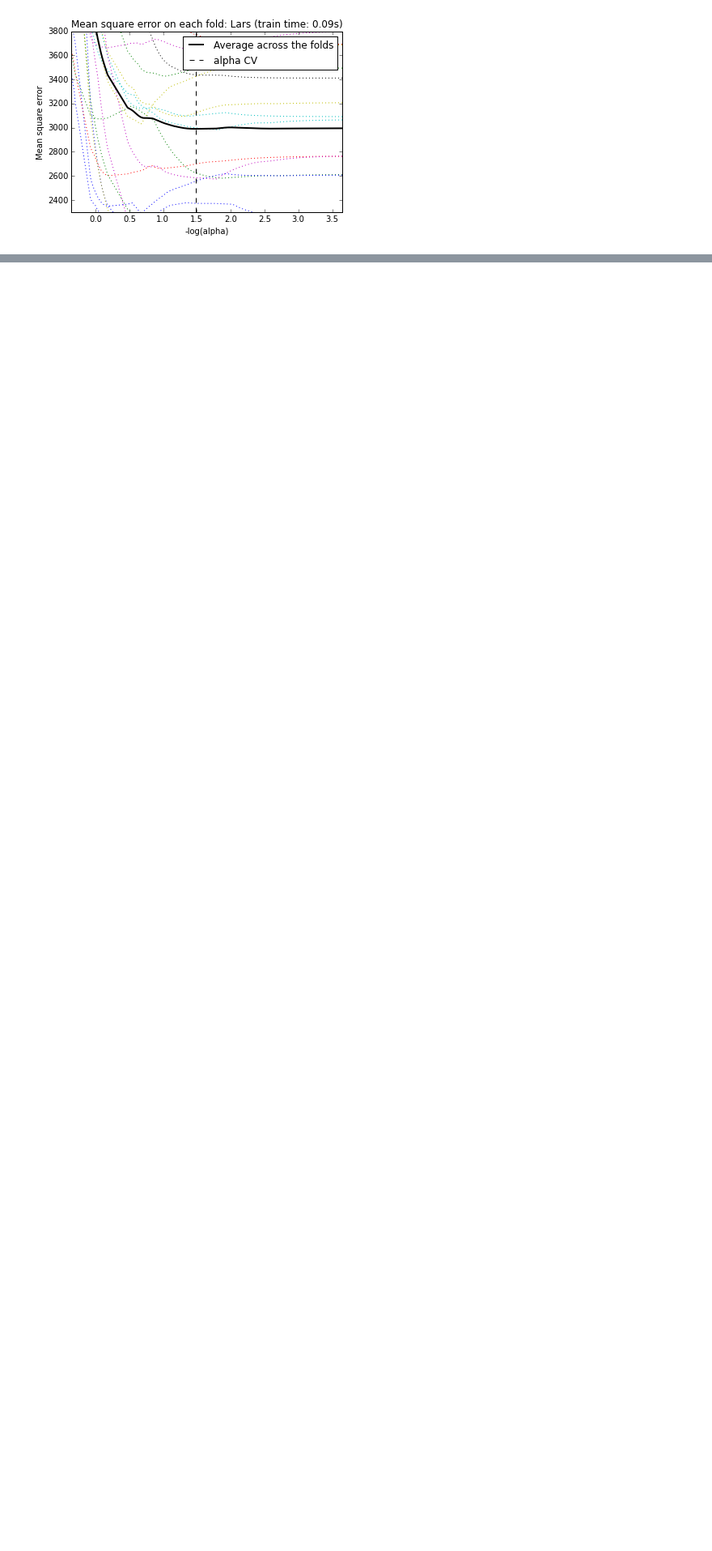
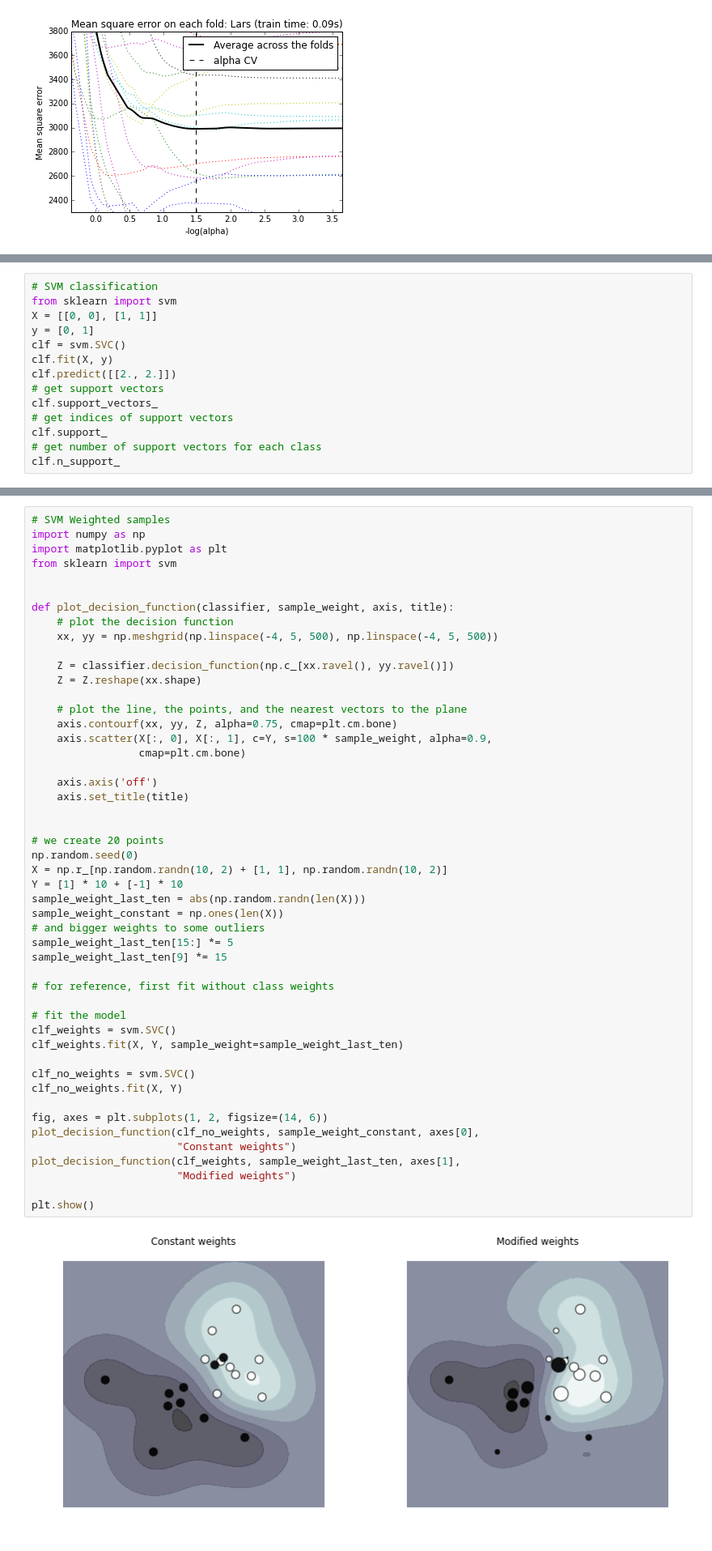
Before and after one commit to xzenggit/en, a Jupyter notebook: _drafts/Scikit-learn-user-guide-notes.ipynb, the cells around one changed output, grey strips where cells are left out. Shown at 81% size. Saved outputs shown, nothing was run; the diff lists cells and outputs as text; blank space fills up the shorter version.

```diff
--- a/_drafts/Scikit-learn-user-guide-notes.ipynb
+++ b/_drafts/Scikit-learn-user-guide-notes.ipynb
@@ -357,0 +659,14 @@ Computing regularization path using the Lars lasso...
+# %%
+# SVM classification
+from sklearn import svm
+X = [[0, 0], [1, 1]]
+y = [0, 1]
+clf = svm.SVC()
+clf.fit(X, y)
+clf.predict([[2., 2.]])
+# get support vectors
+clf.support_vectors_
+# get indices of support vectors
+clf.support_
+# get number of support vectors for each class
+clf.n_support_
@@ -357,0 +675,51 @@ Computing regularization path using the Lars lasso...
+# %%
+# SVM Weighted samples
+import numpy as np
+import matplotlib.pyplot as plt
+from sklearn import svm
+
+
+def plot_decision_function(classifier, sample_weight, axis, title):
+    # plot the decision function
+    xx, yy = np.meshgrid(np.linspace(-4, 5, 500), np.linspace(-4, 5, 500))
+
+    Z = classifier.decision_function(np.c_[xx.ravel(), yy.ravel()])
+    Z = Z.reshape(xx.shape)
+
+    # plot the line, the points, and the nearest vectors to the plane
+    axis.contourf(xx, yy, Z, alpha=0.75, cmap=plt.cm.bone)
+    axis.scatter(X[:, 0], X[:, 1], c=Y, s=100 * sample_weight, alpha=0.9,
+                 cmap=plt.cm.bone)
+
+    axis.axis('off')
+    axis.set_title(title)
+
+
+# we create 20 points
+np.random.seed(0)
+X = np.r_[np.random.randn(10, 2) + [1, 1], np.random.randn(10, 2)]
+Y = [1] * 10 + [-1] * 10
+sample_weight_last_ten = abs(np.random.randn(len(X)))
+sample_weight_constant = np.ones(len(X))
+# and bigger weights to some outliers
+sample_weight_last_ten[15:] *= 5
+sample_weight_last_ten[9] *= 15
+
+# for reference, first fit without class weights
+
+# fit the model
+clf_weights = svm.SVC()
+clf_weights.fit(X, Y, sample_weight=sample_weight_last_ten)
+
+clf_no_weights = svm.SVC()
+clf_no_weights.fit(X, Y)
+
+fig, axes = plt.subplots(1, 2, figsize=(14, 6))
+plot_decision_function(clf_no_weights, sample_weight_constant, axes[0],
+                       "Constant weights")
+plot_decision_function(clf_weights, sample_weight_last_ten, axes[1],
+                       "Modified weights")
+
+plt.show()
+# %% [output]
+[figure, added]
```
Also changed, not shown: parts of 8 cells of this notebook.
